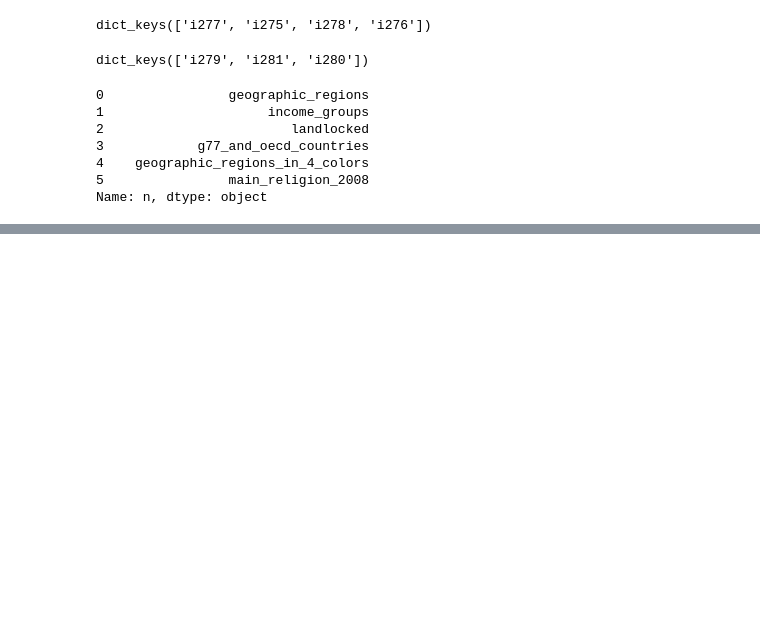
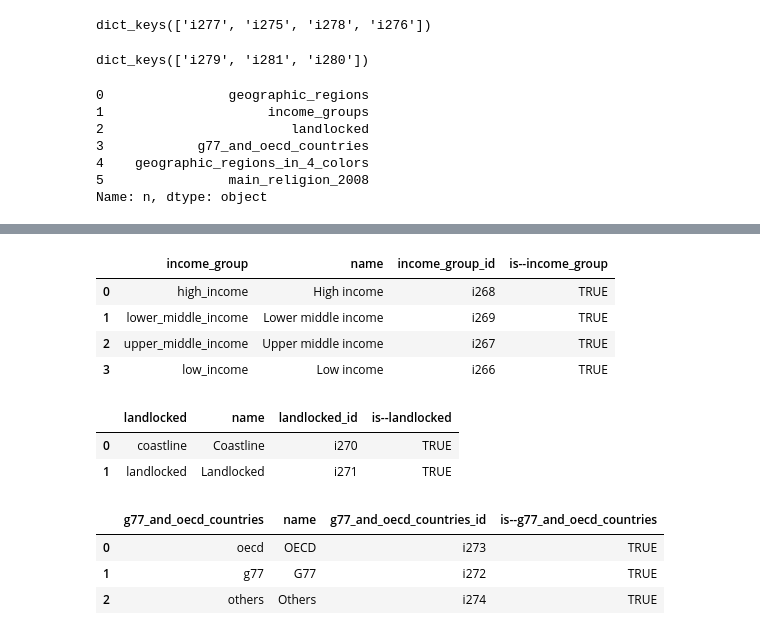
Before and after one commit to semio/ddf--gapminder--gapminder_world, a Jupyter notebook: waffle.ipynb, the cells around one changed output, grey strips where cells are left out. Cells and saved outputs as stored; diff of their text form; code cells hidden in the pictures; blank space fills up the shorter version.

```diff
--- a/waffle.ipynb
+++ b/waffle.ipynb
@@ -358,0 +373,16 @@ country.to_csv('./output/ddf--entities--geo--count')
+# %%
+income_group = pd.DataFrame([], columns=['income_group', 'name', 'income_group_id', 'is--income_group'])
+
+income_group['income_group_id'] = gps.iloc[1]['groupings'].keys()
+income_group['income_group'] = income_group['income_group_id'].apply(lambda x: to_concept_id(regd[x], sub='[/ -\.\*";\[\]]+') )
+income_group['name'] = income_group['income_group_id'].apply(lambda x: regd[x] )
+
+income_group['is--income_group'] = 'TRUE'
+# %%
+income_group
+# %% [output]
+|  | income_group | name | income_group_id | is--income_group |
+| 0 | high_income | High income | i268 | TRUE |
+| 1 | lower_middle_income | Lower middle income | i269 | TRUE |
+| 2 | upper_middle_income | Upper middle income | i267 | TRUE |
+| 3 | low_income | Low income | i266 | TRUE |
@@ -358,0 +399,6 @@ country.to_csv('./output/ddf--entities--geo--count')
+# %%
+landlocked
+# %% [output]
+|  | landlocked | name | landlocked_id | is--landlocked |
+| 0 | coastline | Coastline | i270 | TRUE |
+| 1 | landlocked | Landlocked | i271 | TRUE |
@@ -358,0 +415,7 @@ country.to_csv('./output/ddf--entities--geo--count')
+# %%
+g77_and_oecd_countries
+# %% [output]
+|  | g77_and_oecd_countries | name | g77_and_oecd_countries_id | is--g77_and_oecd_countries |
+| 0 | oecd | OECD | i273 | TRUE |
+| 1 | g77 | G77 | i272 | TRUE |
+| 2 | others | Others | i274 | TRUE |
```
Also changed, not shown: parts of 18 cells of this notebook, 7 other files.
